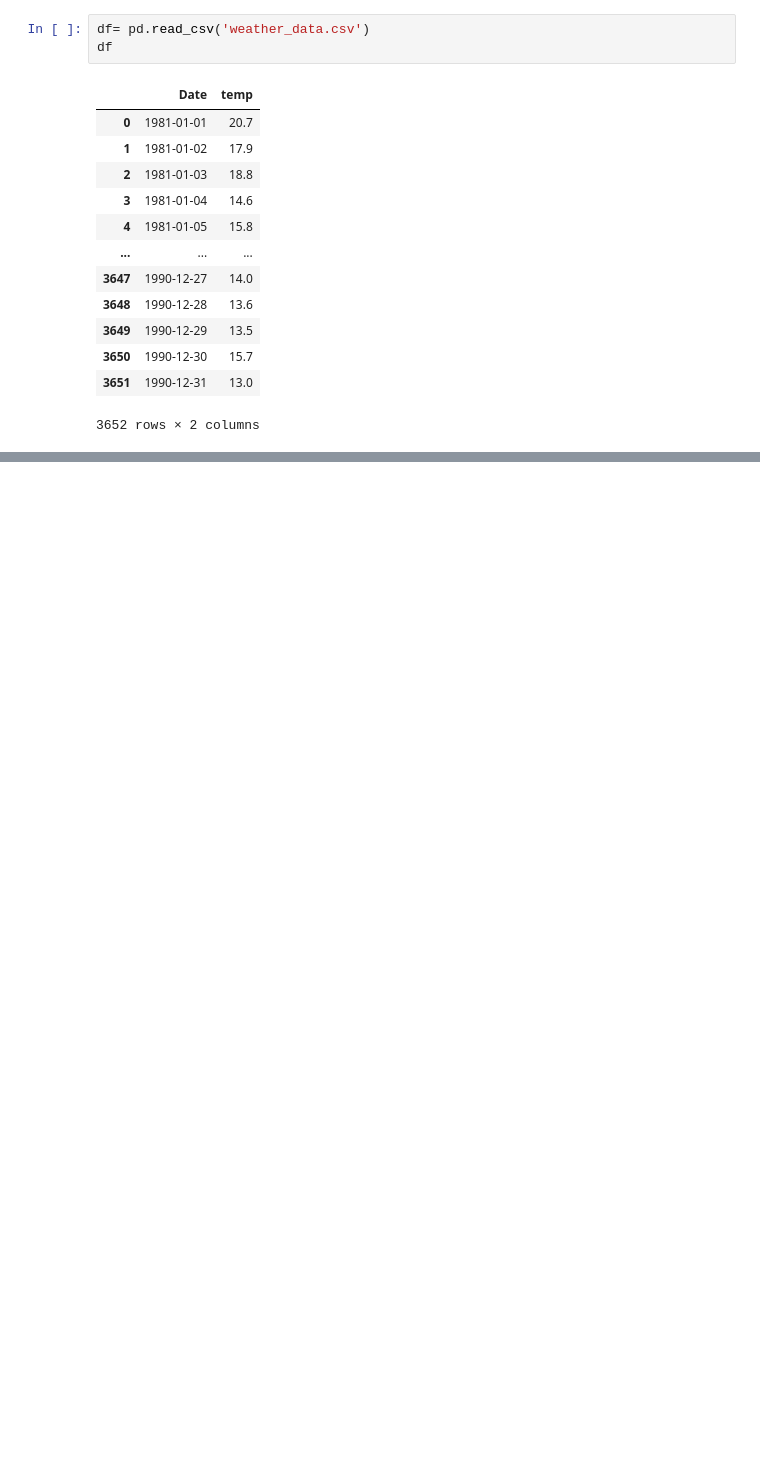
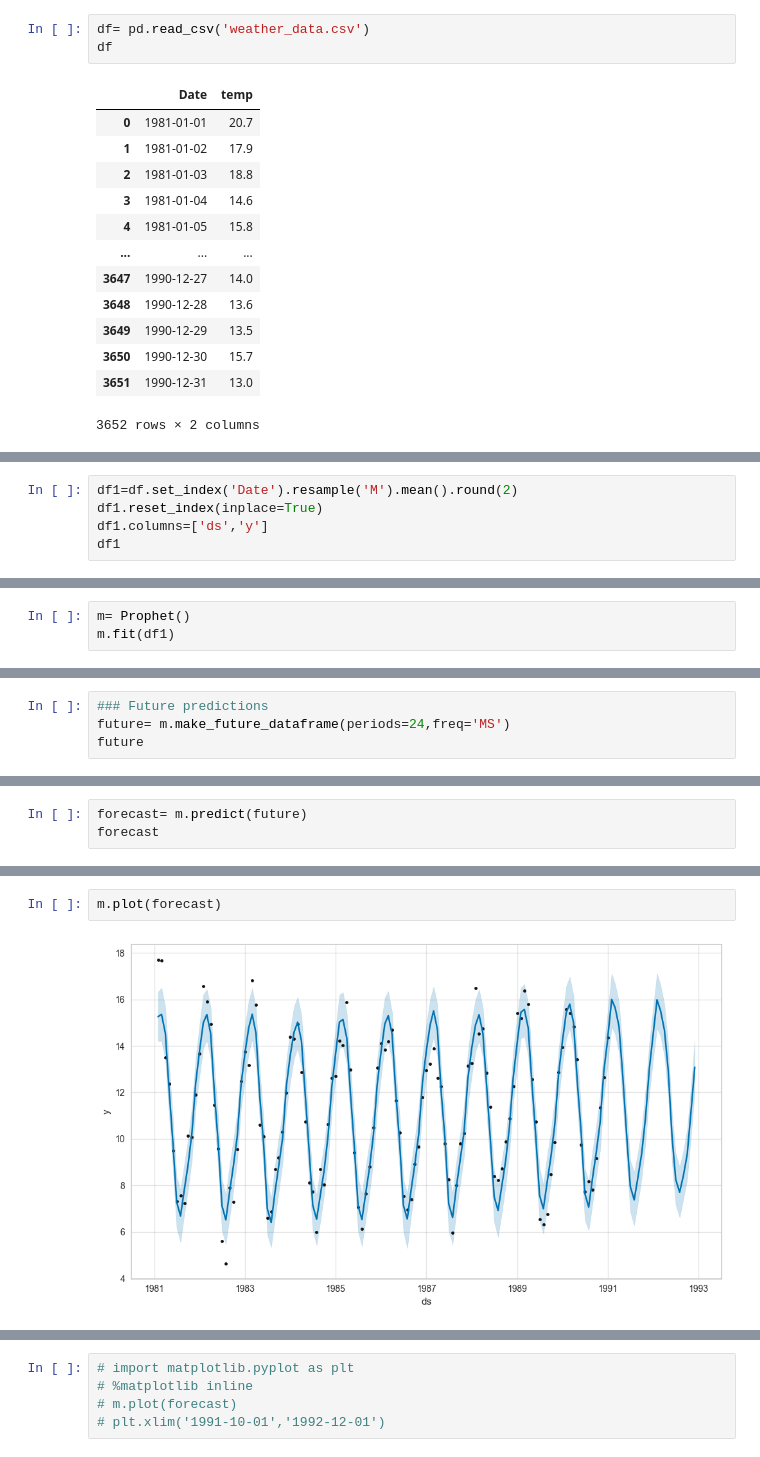
Before and after one commit to Zeeshan-99/Auto_ML_python, a Jupyter notebook: Automl_app/AutoML_timeseries.ipynb, the cells around one changed output, grey strips where cells are left out. Saved outputs shown, nothing was run; the diff lists cells and outputs as text; blank space fills up the shorter version.

Commit message:
Added prophet timeseries app

```diff
--- a/Automl_app/AutoML_timeseries.ipynb
+++ b/Automl_app/AutoML_timeseries.ipynb
@@ -491,0 +519,5 @@ sns.lineplot(x='Date', y='temp', data=df)
+# %%
+df1=df.set_index('Date').resample('M').mean().round(2)
+df1.reset_index(inplace=True)
+df1.columns=['ds','y']
+df1
@@ -491,0 +538,3 @@ sns.lineplot(x='Date', y='temp', data=df)
+# %%
+m= Prophet()
+m.fit(df1)
@@ -491,0 +545,4 @@ sns.lineplot(x='Date', y='temp', data=df)
+# %%
+### Future predictions
+future= m.make_future_dataframe(periods=24,freq='MS')
+future
@@ -491,0 +563,3 @@ sns.lineplot(x='Date', y='temp', data=df)
+# %%
+forecast= m.predict(future)
+forecast
@@ -491,0 +607,4 @@ sns.lineplot(x='Date', y='temp', data=df)
+# %%
+m.plot(forecast)
+# %% [output]
+[figure, added]
@@ -491,0 +612,5 @@ sns.lineplot(x='Date', y='temp', data=df)
+# %%
+# import matplotlib.pyplot as plt
+# %matplotlib inline
+# m.plot(forecast)
+# plt.xlim('1991-10-01','1992-12-01')
```
Also changed, not shown: parts of 14 cells of this notebook, 1 other file.
